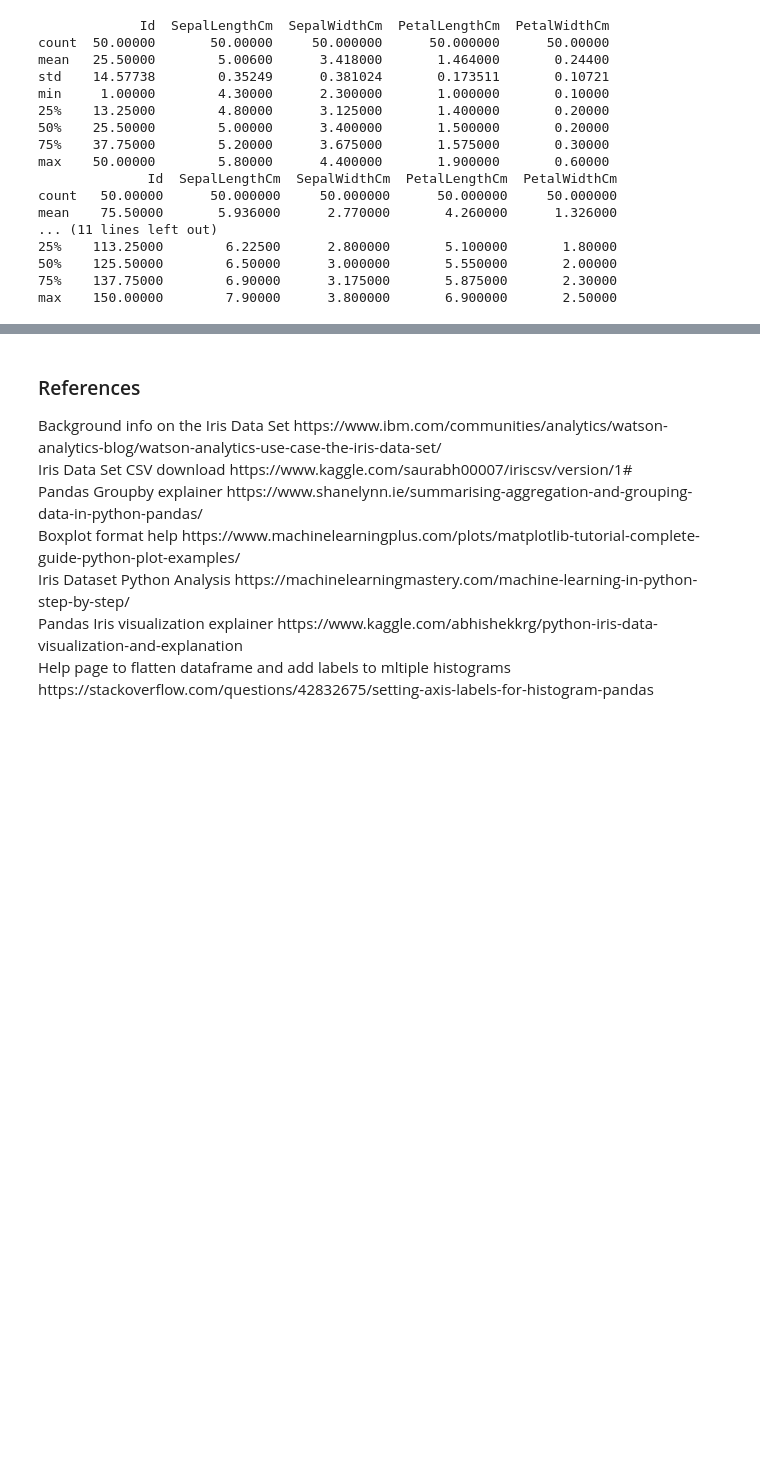
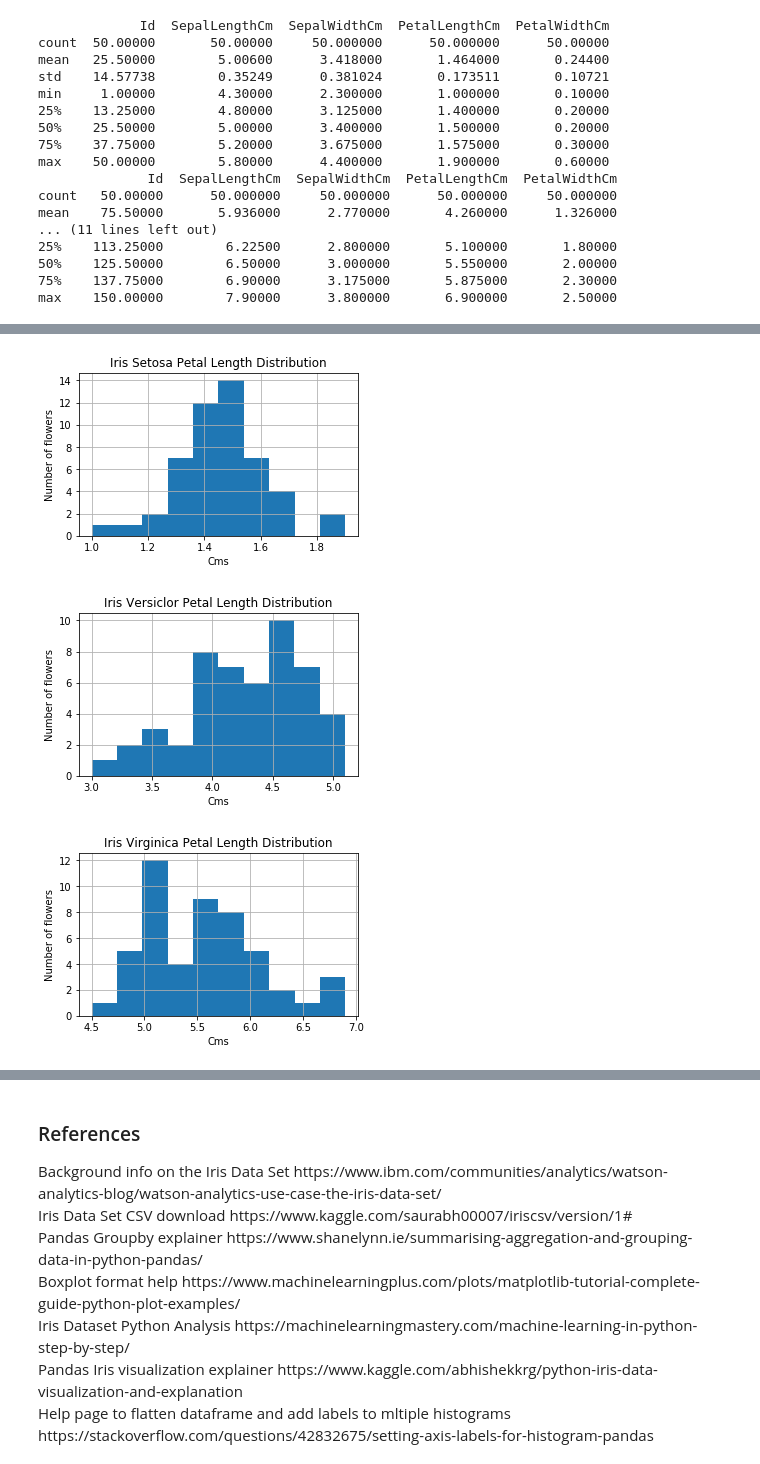
Before and after one commit to cobhan/pands-project-2019, a Jupyter notebook: Iris Dataset Project 2019.ipynb, the cells around one changed output, grey strips where cells are left out. Saved outputs shown, nothing was run; the diff lists cells and outputs as text; code cells hidden in the pictures; blank space fills up the shorter version.

```diff
--- a/Iris Dataset Project 2019.ipynb
+++ b/Iris Dataset Project 2019.ipynb
@@ -209,0 +227,20 @@ TypeError: 'DataFrame' object is not callable
+# %%
+setosa.hist(["PetalLengthCm"], figsize=(5,3))
+plt.xlabel('Cms')
+plt.ylabel('Number of flowers')
+plt.title('Iris Setosa Petal Length Distribution')
+plt.show()
+versicolor.hist(["PetalLengthCm"], figsize=(5,3))
+plt.xlabel('Cms')
+plt.ylabel('Number of flowers')
+plt.title('Iris Versiclor Petal Length Distribution')
+plt.show()
+virginica.hist(["PetalLengthCm"], figsize=(5,3))
+plt.xlabel('Cms')
+plt.ylabel('Number of flowers')
+plt.title('Iris Virginica Petal Length Distribution')
+plt.show()
+# %% [output]
+[figure, added]
+[figure, added]
+[figure, added]
```
Also changed, not shown: parts of 7 cells of this notebook.
